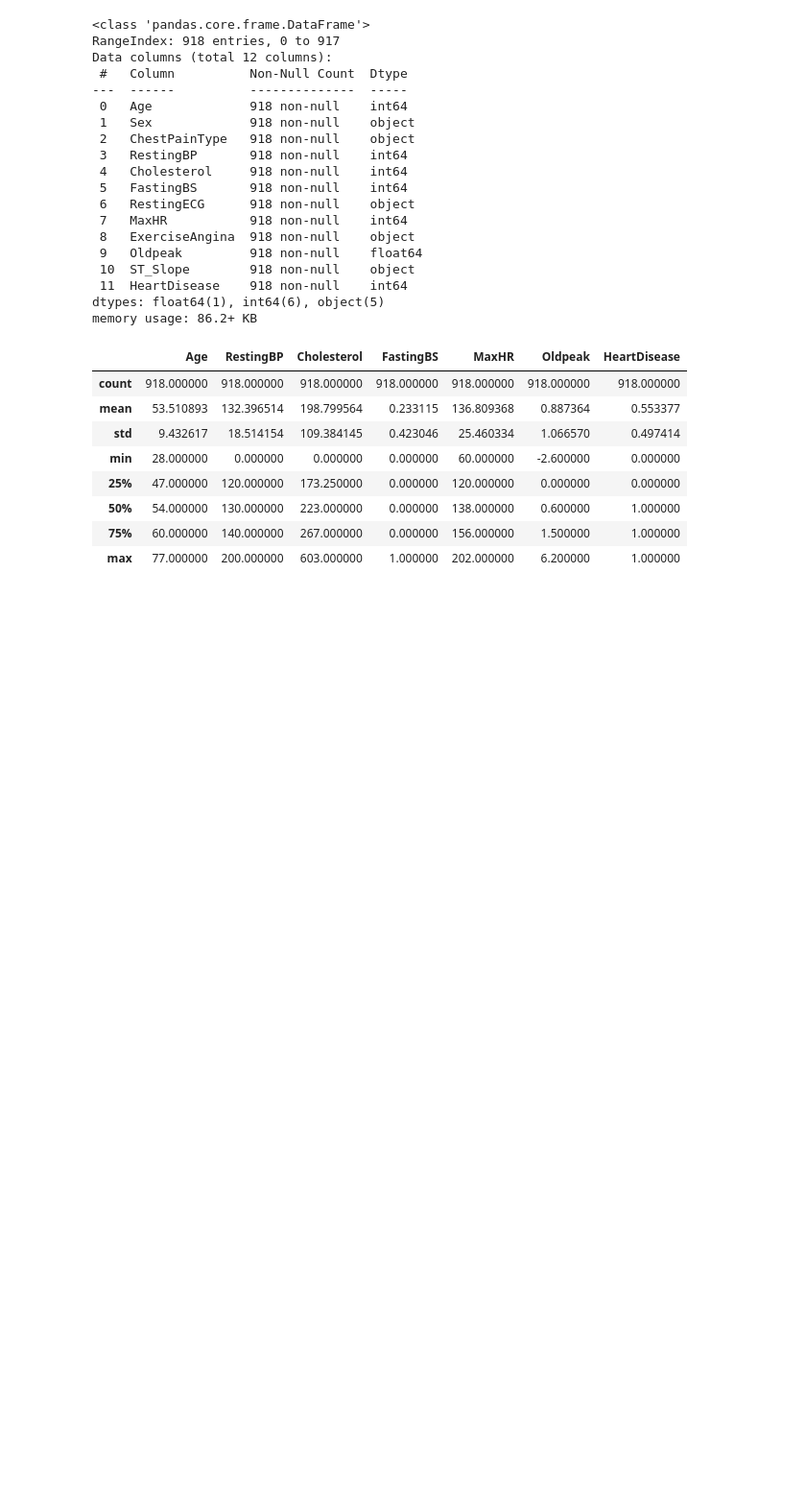
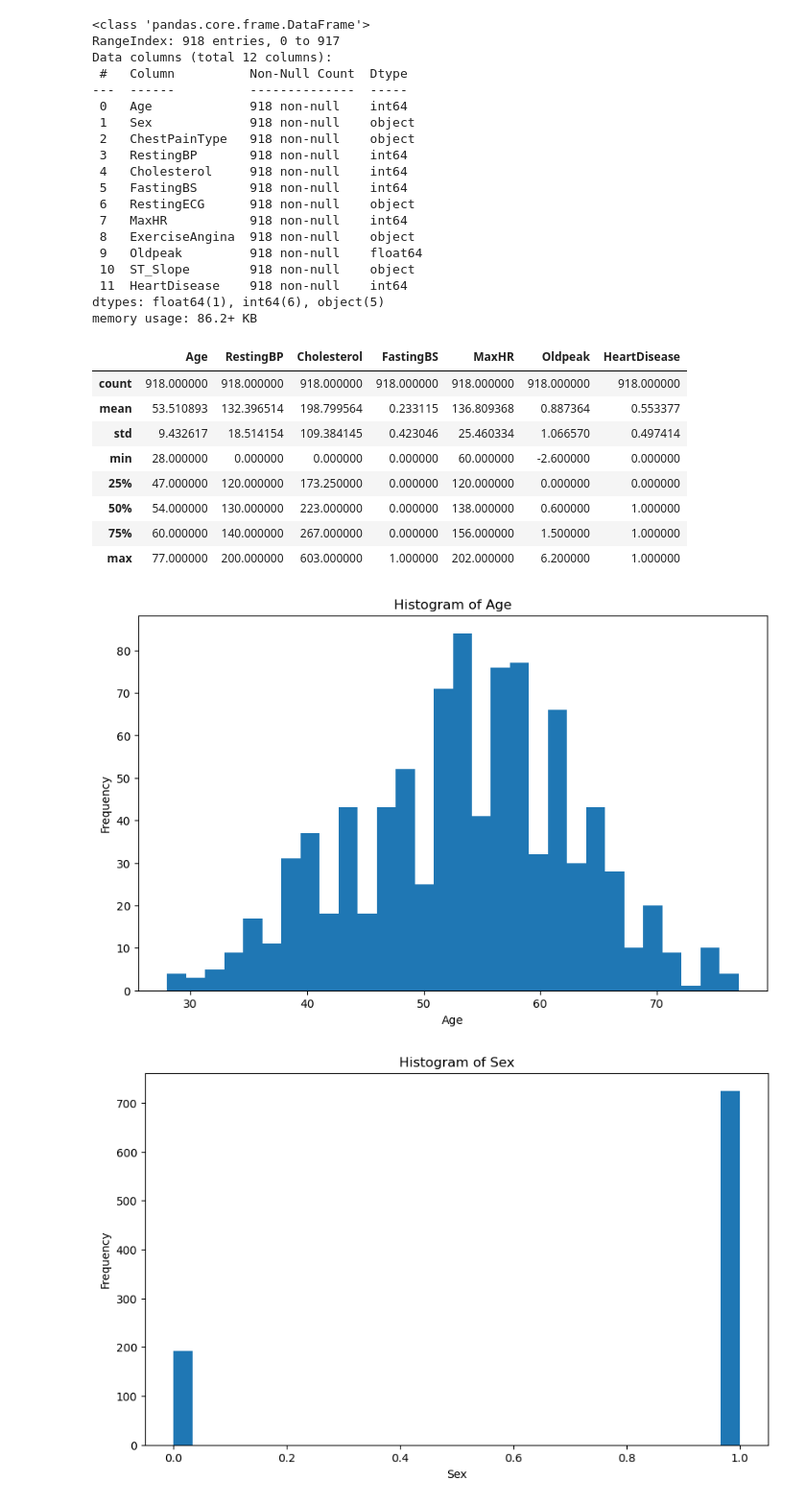
Before and after one commit to MaukanMir/Heart-Failure-Classification, a Jupyter notebook: training.ipynb, the cells around one changed output. Shown: that part at 96% size. Drawn from its saved outputs; the diff is of its cells as text; code cells hidden in the pictures; blank space fills up the shorter version.

```diff
--- a/training.ipynb
+++ b/training.ipynb
@@ -95,3 +142,15 @@ features_to_encode = ["RestingECG","ST_Slope","ChestPainType"]
 
 df["Sex"] = df["Sex"].apply(lambda x: 1 if x =="M" else 0)
 df["ExerciseAngina"] = df["ExerciseAngina"].apply(lambda x: 1 if x =="Y" else 0)
+# %%
+for column in df.columns:
+    plt.figure(figsize=(10, 6))
+    df[column].hist(bins=30)
+    plt.title(f'Histogram of {column}')
+    plt.xlabel(column)
+    plt.ylabel('Frequency')
+    plt.grid(False)
+    plt.show()
+# %% [output]
+[figure, added]
+[figure, added]
```
Also changed, not shown: parts of 5 cells of this notebook.
